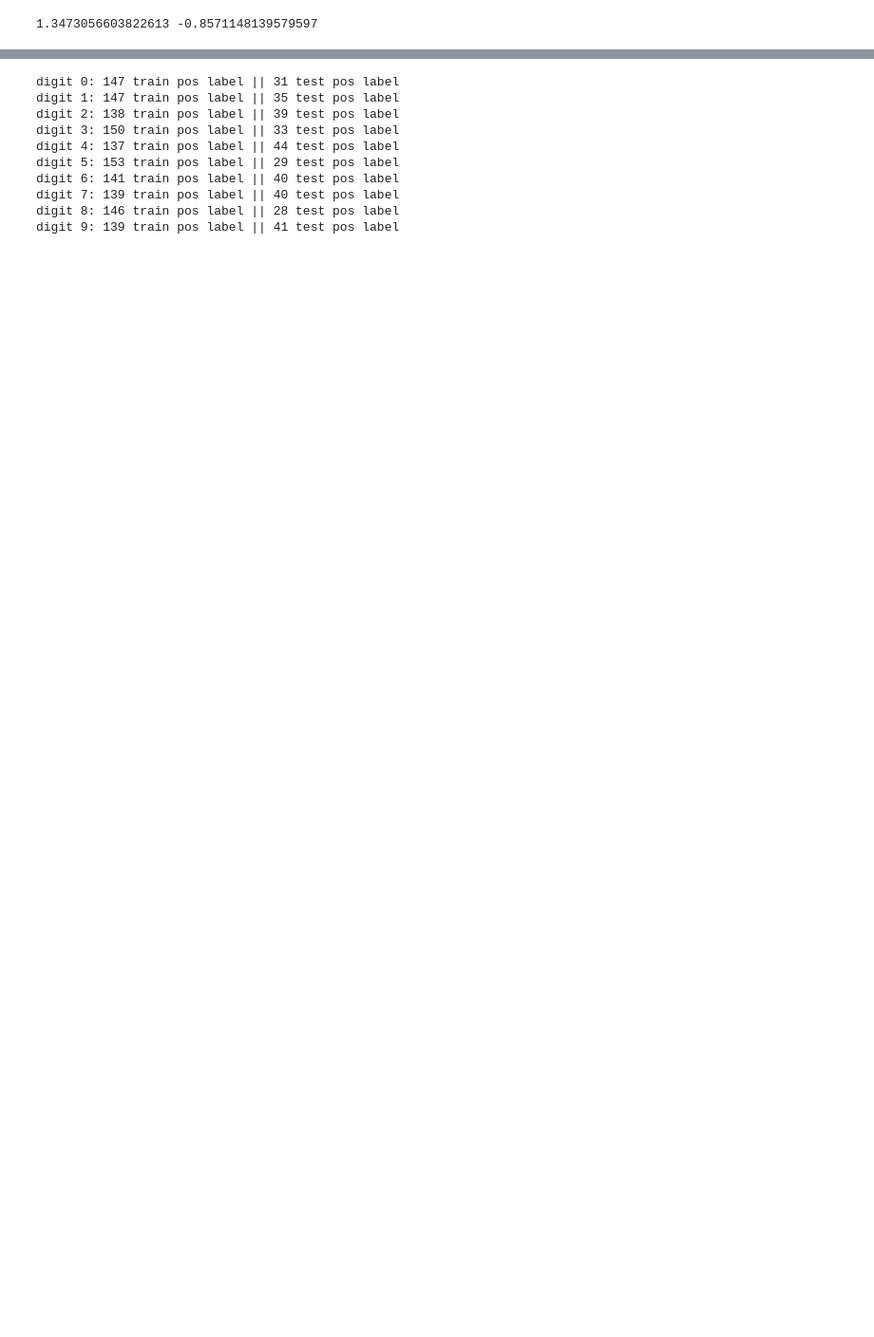
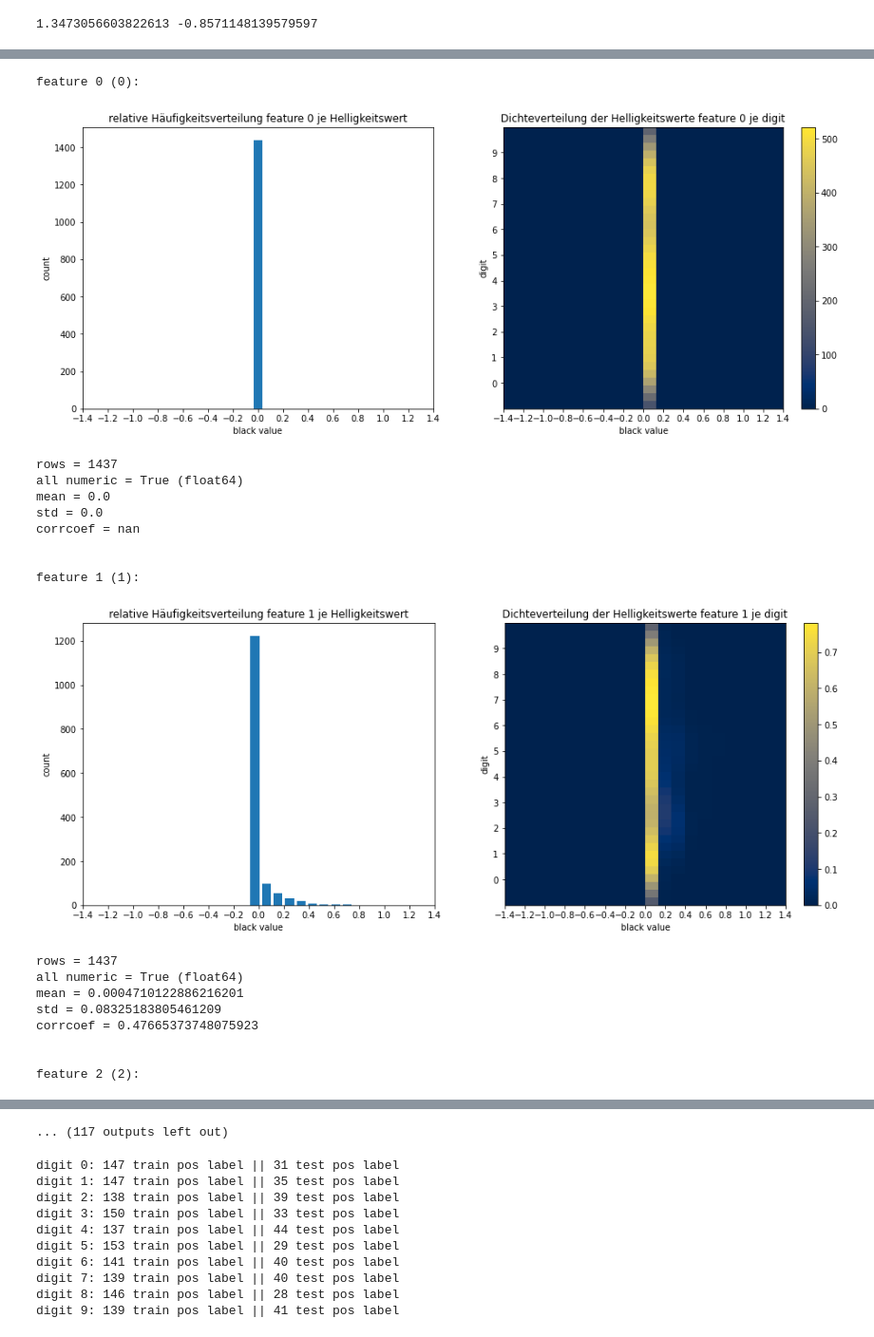
Before and after one commit to j4yj03/Uni, a Jupyter notebook: python/logit/logit_digit_544131.ipynb, the cells around one changed output, grey strips where cells are left out. Shown at 95% size. Drawn from its saved outputs; the diff is of its cells as text; code cells hidden in the pictures; blank space fills up the shorter version.

```diff
--- a/python/logit/logit_digit_544131.ipynb
+++ b/python/logit/logit_digit_544131.ipynb
@@ -79,9 +154,9 @@ coeffs = []
 
 
 
-labels = np.arange(-1,1,0.1)
-xmax = 1
-xmin = -1
+labels = np.arange(-1.4,1.5,0.2)
+xmax = 1.4
+xmin = -1.4
 
 for ind, col in enumerate(X_train.T):
 
@@ -99,7 +174,7 @@ for ind, col in enumerate(X_train.T):
 
     label, counts = np.unique(col, return_counts=True)
 
-    ax.bar(label, counts, align='center', width=0.08)
+    ax.bar(label, counts, align='center', width=0.07)
     ax.set_xticks(labels)
     ax.set_xlim(xmin,xmax)
     ##
@@ -109,30 +184,50 @@ for ind, col in enumerate(X_train.T):
     # random offset um die covarianz numerisch betimmen zu können
     rand = 0.0001*np.random.rand(np.size(col,0))-0.0001
     # KDE
     k = gaussian_kde(np.vstack([col+rand, y_train]))
     xi, yi = np.mgrid[xmin-1:xmax+1:col.size**0.5*1j, y_train.min()-1:y_train.max()+1:y_train.size**0.5*1j]
     zi = k(np.vstack([xi.flatten(), yi.flatten()]))
 
     ax2 = plt.subplot(gs[1])
     ax2.set_xlabel('black value')
     ax2.set_ylabel("digit")
     ax2.set_xticks(labels)
     ax2.set_yticks(targets)
     ax2.set_ylim(-1,10)
     ax2.set_xlim(xmin,xmax)
     #ax2.matshow([col,y_train])
 
     #plot density
     #ax2.scatter(col, y_train, alpha=0.1)#, c=col, cmap=cm.cividis)
     #im = ax2.pcolormesh(xedges, yedges, Z.T)
     im = ax2.pcolormesh(xi, yi, zi.reshape(xi.shape), cmap = cm.cividis, alpha=1)
     plt.colorbar(im)
 
     ##
     coeff = np.mean(np.corrcoef(col, y_train.T))
     coeffs.append(coeff)
     ax2.set_title(f"Dichteverteilung der Helligkeitswerte feature {ind} je digit")
     plt.show()
 
     #Feature beschreiben
     print(f'rows = {np.size(col)}\nall numeric = {not np.isnan(col).any()} ({col.dtype})\nmean = {mean}\nstd = {std}\ncorrcoef = {coeff}', '\n', '\n')
+# %% [output]
+feature 0 (0):
+[figure, added]
+rows = 1437
+all numeric = True (float64)
+mean = 0.0
+std = 0.0
+corrcoef = nan
+
+
+feature 1 (1):
+[figure, added]
+rows = 1437
+all numeric = True (float64)
+mean = 0.0004710122886216201
+std = 0.08325183805461209
+corrcoef = 0.47665373748075923
+
+
+feature 2 (2):
@@ -139,3 +262,4 @@ for ind, col in enumerate(X_train.T):
+... (117 outputs left out)
 # %%
 #X_train_9 =X_train[y_train==9]
 y_train_t = []
```
Also changed, not shown: parts of 8 cells of this notebook, 1 other file.
